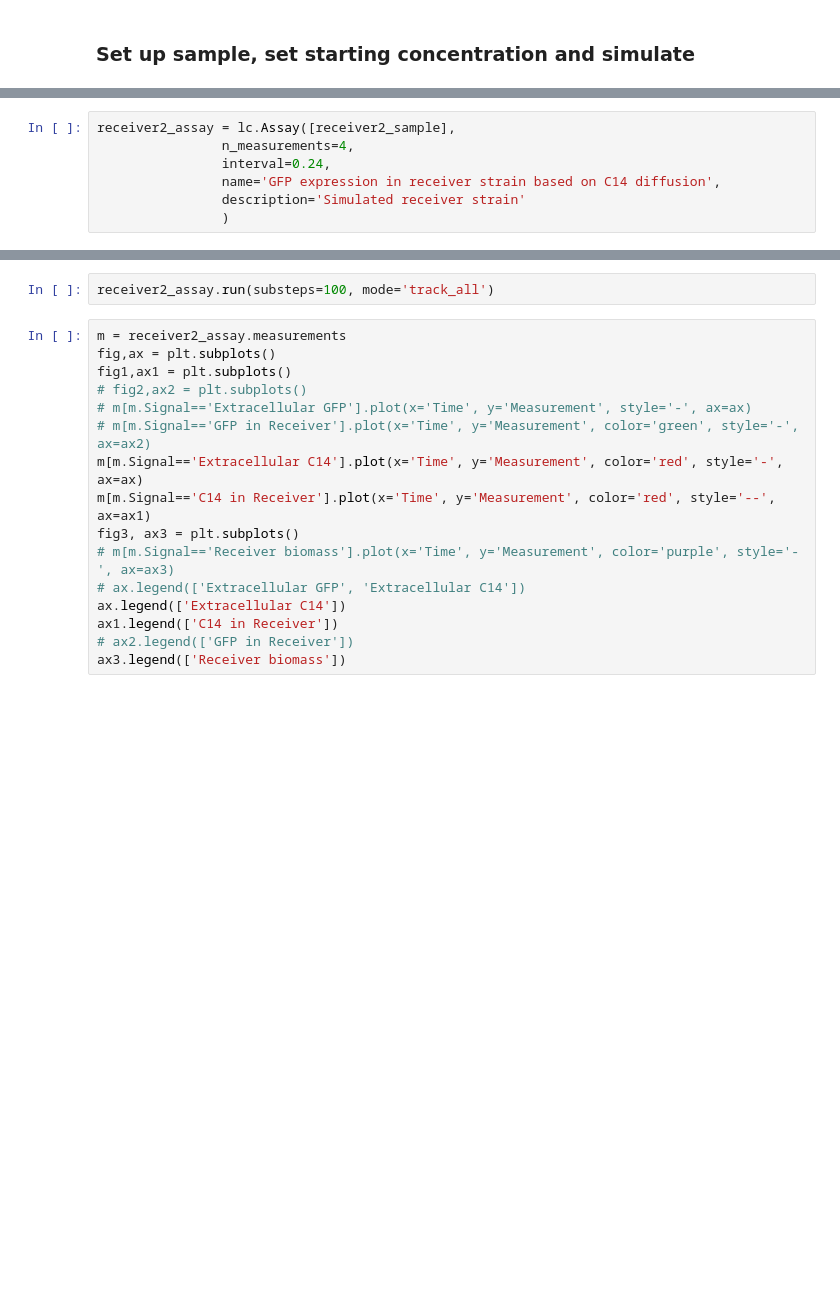
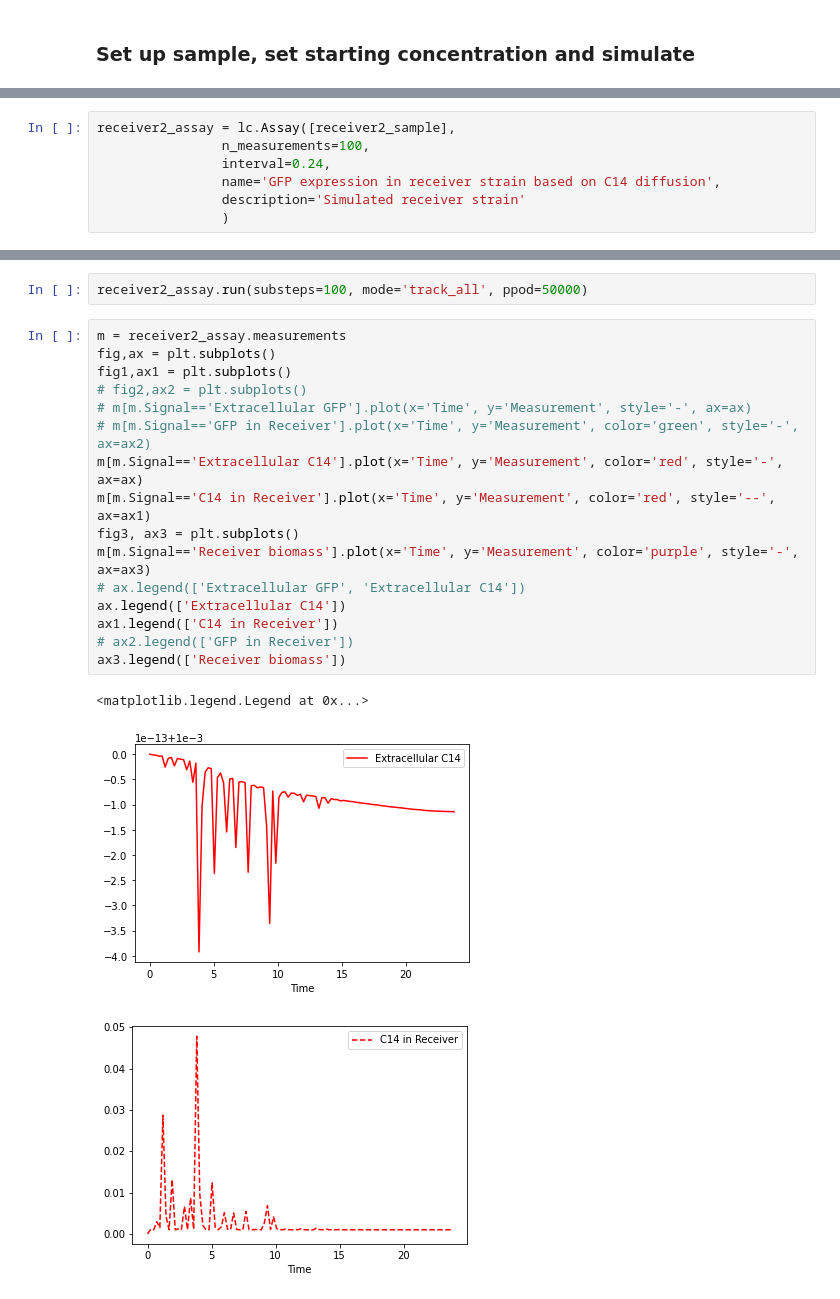
Before and after one commit to RudgeLab/LOICA, a Jupyter notebook: notebooks/Consortia_demo.ipynb, the cells around one changed output, grey strips where cells are left out. Drawn from its saved outputs; the diff is of its cells as text; blank space fills up the shorter version.

```diff
--- a/notebooks/Consortia_demo.ipynb
+++ b/notebooks/Consortia_demo.ipynb
@@ -345,6 +349,6 @@ print(signal.init_ext_conc)
 # %%
 receiver2_assay = lc.Assay([receiver2_sample],
-                n_measurements=4,
+                n_measurements=100,
                 interval=0.24,
                 name='GFP expression in receiver strain based on C14 diffusion',
                 description='Simulated receiver strain'
@@ -352,18 +360,22 @@ receiver2_assay = lc.Assay([receiver2_sample],
 # %%
-receiver2_assay.run(substeps=100, mode='track_all')
+receiver2_assay.run(substeps=100, mode='track_all', ppod=50000)
 # %%
 m = receiver2_assay.measurements
 fig,ax = plt.subplots()
 fig1,ax1 = plt.subplots()
 # fig2,ax2 = plt.subplots()
 # m[m.Signal=='Extracellular GFP'].plot(x='Time', y='Measurement', style='-', ax=ax)
 # m[m.Signal=='GFP in Receiver'].plot(x='Time', y='Measurement', color='green', style='-', ax=ax2)
 m[m.Signal=='Extracellular C14'].plot(x='Time', y='Measurement', color='red', style='-', ax=ax)
 m[m.Signal=='C14 in Receiver'].plot(x='Time', y='Measurement', color='red', style='--', ax=ax1)
 fig3, ax3 = plt.subplots()
-# m[m.Signal=='Receiver biomass'].plot(x='Time', y='Measurement', color='purple', style='-', ax=ax3)
+m[m.Signal=='Receiver biomass'].plot(x='Time', y='Measurement', color='purple', style='-', ax=ax3)
 # ax.legend(['Extracellular GFP', 'Extracellular C14'])
 ax.legend(['Extracellular C14'])
 ax1.legend(['C14 in Receiver'])
 # ax2.legend(['GFP in Receiver'])
 ax3.legend(['Receiver biomass'])
+# %% [output]
+<matplotlib.legend.Legend at 0x...>
+[figure, added]
+[figure, added]
```
Also changed, not shown: parts of 4 cells of this notebook.
